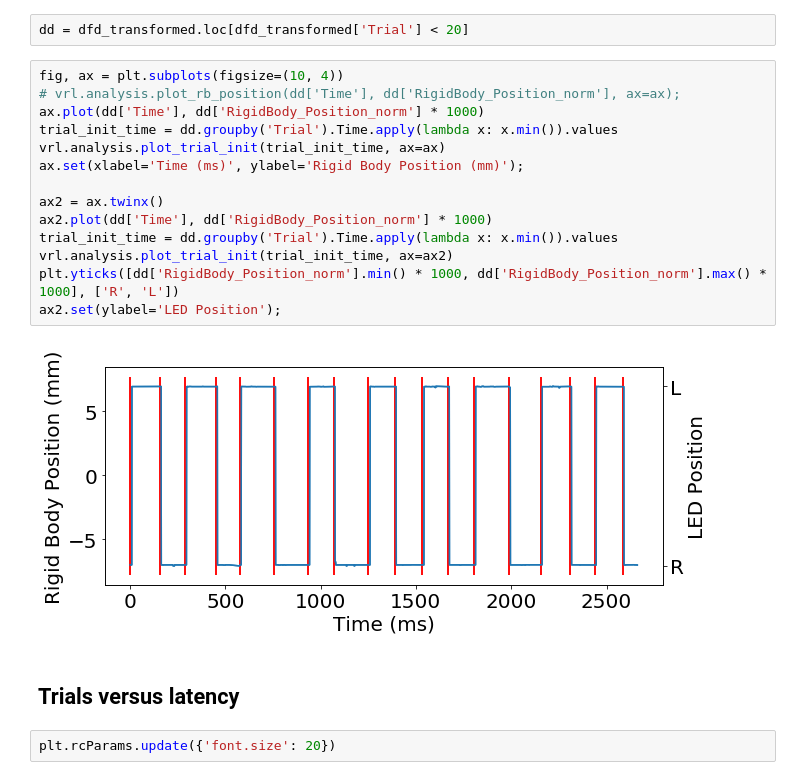
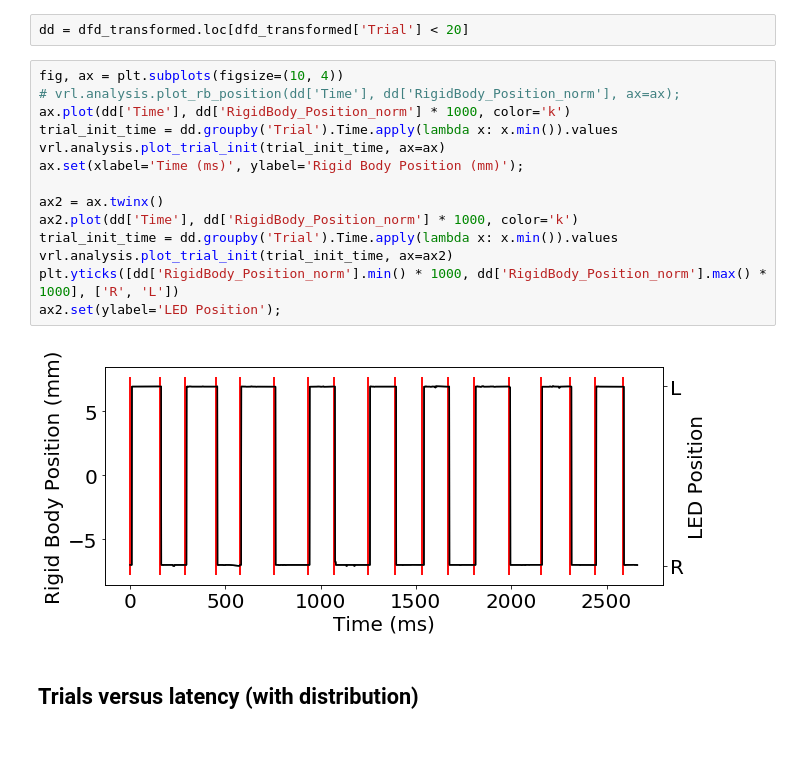
Before and after one commit to mohammadbashiri/vrlatency, a Jupyter notebook: notebooks/reports/Tracking.ipynb, the cells around one changed output. Cells and saved outputs as stored; diff of their text form; blank space fills up the shorter version.

Commit message:
figures for tracking data seems done. Need more data for comparison between different variables

```diff
--- a/notebooks/reports/Tracking.ipynb
+++ b/notebooks/reports/Tracking.ipynb
@@ -79,23 +82,21 @@ dd = dfd_transformed.loc[dfd_transformed['Trial'] < 20]
 # %%
 fig, ax = plt.subplots(figsize=(10, 4))
 # vrl.analysis.plot_rb_position(dd['Time'], dd['RigidBody_Position_norm'], ax=ax);
-ax.plot(dd['Time'], dd['RigidBody_Position_norm'] * 1000)
+ax.plot(dd['Time'], dd['RigidBody_Position_norm'] * 1000, color='k')
 trial_init_time = dd.groupby('Trial').Time.apply(lambda x: x.min()).values
 vrl.analysis.plot_trial_init(trial_init_time, ax=ax)
 ax.set(xlabel='Time (ms)', ylabel='Rigid Body Position (mm)');
 
 ax2 = ax.twinx()
-ax2.plot(dd['Time'], dd['RigidBody_Position_norm'] * 1000)
+ax2.plot(dd['Time'], dd['RigidBody_Position_norm'] * 1000, color='k')
 trial_init_time = dd.groupby('Trial').Time.apply(lambda x: x.min()).values
 vrl.analysis.plot_trial_init(trial_init_time, ax=ax2)
 plt.yticks([dd['RigidBody_Position_norm'].min() * 1000, dd['RigidBody_Position_norm'].max() * 1000], ['R', 'L'])
 ax2.set(ylabel='LED Position');
 # %% [output]
-[figure, old version]
+[figure, new version]
 # %% [markdown]
-## Trials versus latency
+## Trials versus latency (with distribution)
-# %%
-plt.rcParams.update({'font.size': 20})
 # %%
 fig, (ax1, ax2) = plt.subplots(1, 2, figsize=(10, 4), gridspec_kw={'width_ratios': [3, 1]}, sharey=True)
 vrl.analysis.plot_tracking_latency_over_session(dfd_transformed.Trial, dfd_transformed.TrackingLatency, ax=ax1)
```
Also changed, not shown: parts of 8 cells of this notebook.
